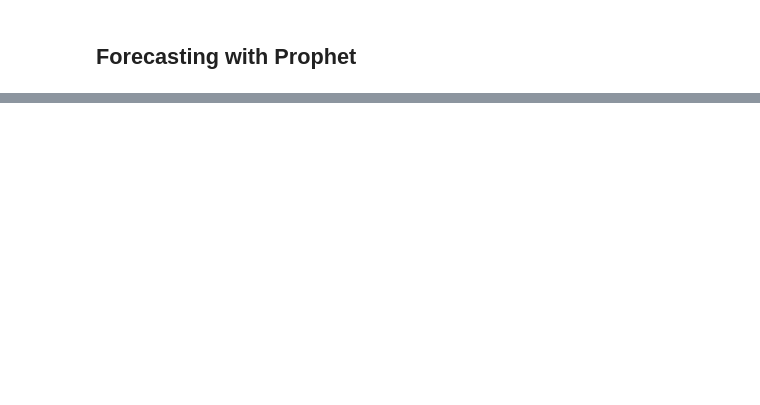
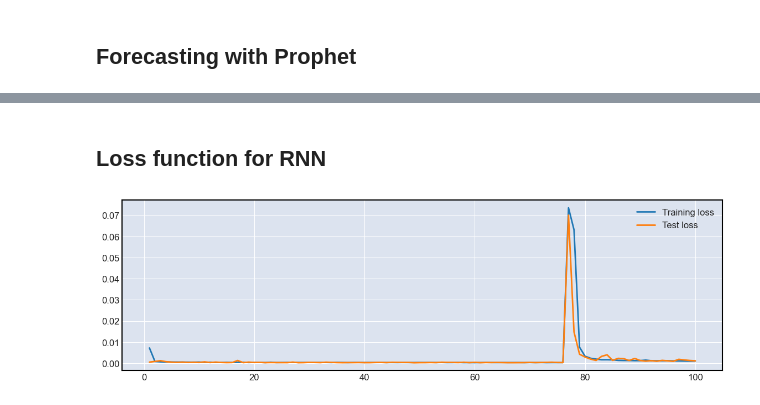
Before and after one commit to RafaelTakata0105/Stock_forecasting_ML, a Jupyter notebook: notebooks/Stock_forecasting_ML.ipynb, the cells around one changed output, grey strips where cells are left out. Cells and saved outputs as stored; diff of their text form; code cells hidden in the pictures; blank space fills up the shorter version.

```diff
--- a/notebooks/Stock_forecasting_ML.ipynb
+++ b/notebooks/Stock_forecasting_ML.ipynb
@@ -624,0 +739,10 @@ For example, when doing 'df[col].method(value, inplace=True)', try using 'df.met
+# %% [markdown]
+## Loss function for RNN
+# %%
+x = np.linspace(1, num_epochs, num_epochs)
+plt.plot(x, rnn_train_hist, scalex=True, label="Training loss")
+plt.plot(x, rnn_test_hist, label="Test loss")
+plt.legend()
+plt.show()
+# %% [output]
+[figure, added]
```
Also changed, not shown: parts of 20 cells of this notebook.
